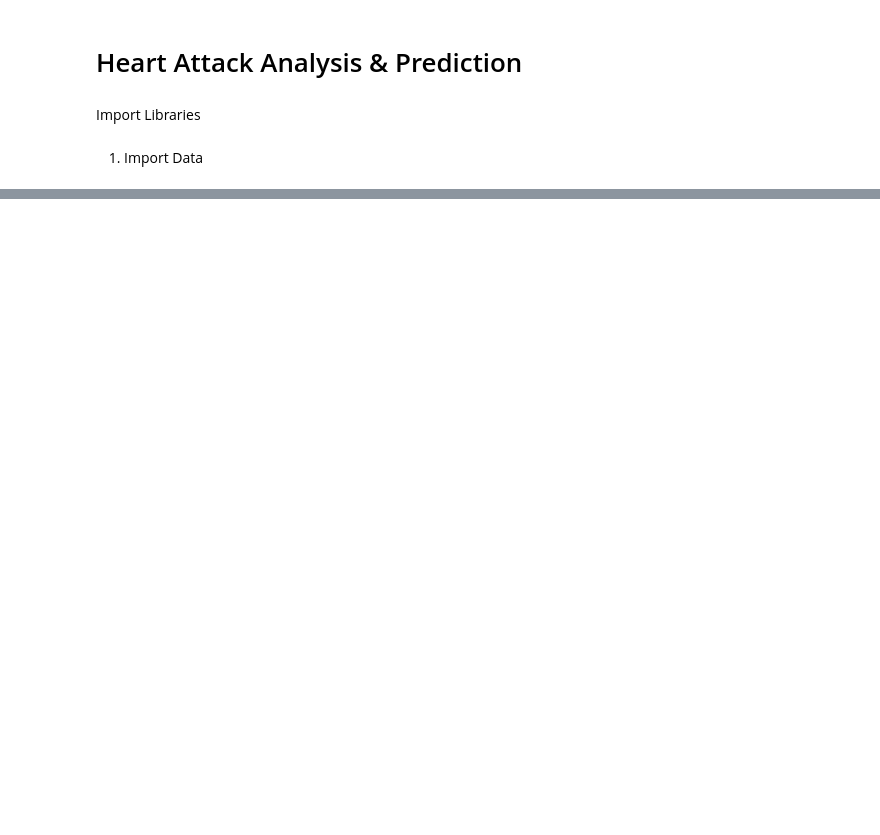
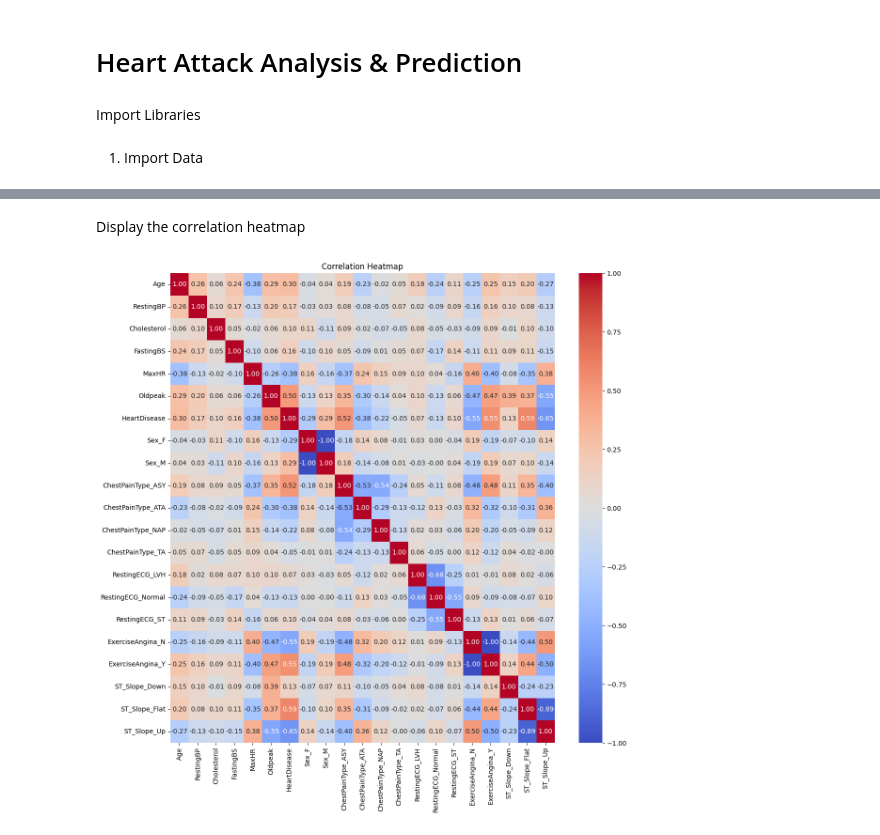
Before and after one commit to smoklien/kpi-machine-learning, a Jupyter notebook: heart-attack-analysis/src/main.ipynb, the cells around one changed output, grey strips where cells are left out. Cells and saved outputs as stored; diff of their text form; code cells hidden in the pictures; blank space fills up the shorter version.

```diff
--- a/heart-attack-analysis/src/main.ipynb
+++ b/heart-attack-analysis/src/main.ipynb
@@ -38,0 +155,6 @@ df.head()
+# %%
+df_encoded_original = pd.get_dummies(df, columns=['Sex', 'ChestPainType', 'RestingECG', 'ExerciseAngina', 'ST_Slope'])
+df_encoded = df_encoded_original[df_encoded_original['Cholesterol'] > 0]
+
+corr_before = df_encoded_original.corr()['HeartDisease']
+corr_after = df_encoded.corr()['HeartDisease']
@@ -38,0 +232,9 @@ df.head()
+# %% [markdown]
+Display the correlation heatmap
+# %%
+plt.figure(figsize=(12, 12))
+sns.heatmap(df_encoded.corr(), annot=True, fmt='.2f', cmap='coolwarm')
+plt.title('Correlation Heatmap')
+plt.tight_layout()
+# %% [output]
+[figure, added]
```
Also changed, not shown: parts of 25 cells of this notebook, 3 other files.
